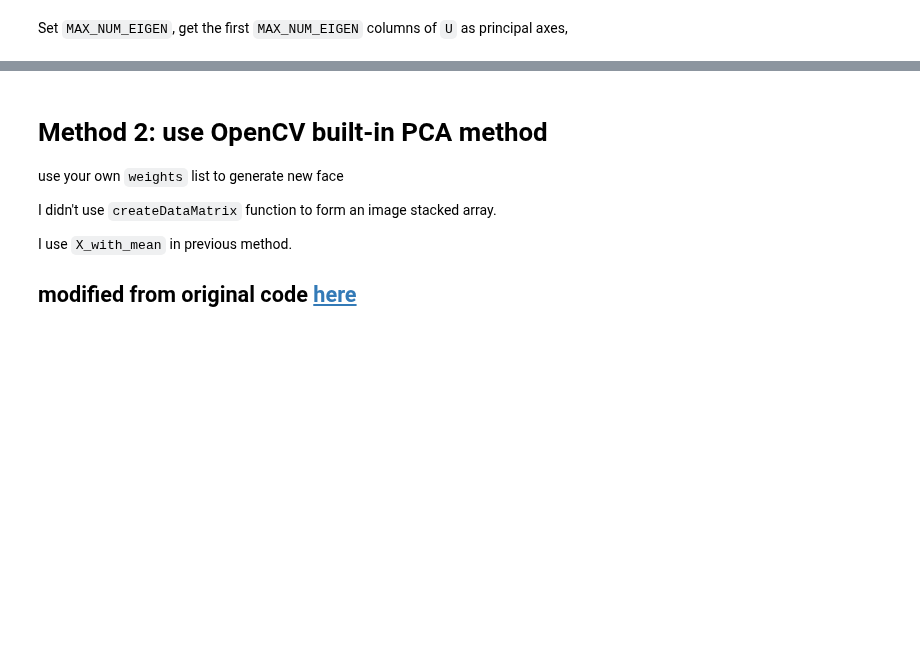
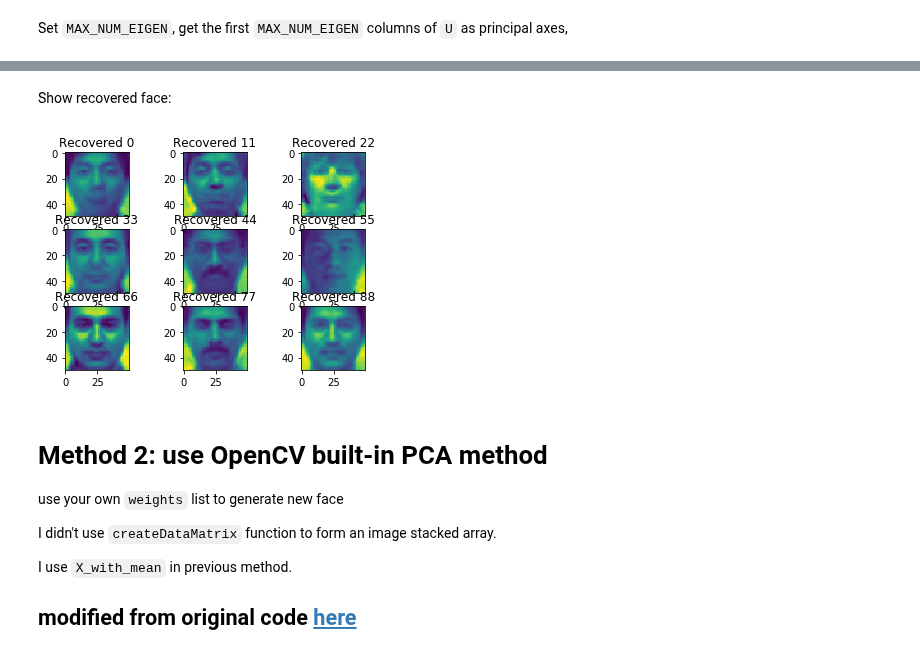
Before and after one commit to HsiaoTsan/MyMachineLearningCodes, a Jupyter notebook: PCA_SVD_EigenFace.ipynb, the cells around one changed output, grey strips where cells are left out. Drawn from its saved outputs; the diff is of its cells as text; code cells hidden in the pictures; blank space fills up the shorter version.

```diff
--- a/PCA_SVD_EigenFace.ipynb
+++ b/PCA_SVD_EigenFace.ipynb
@@ -65,12 +75,16 @@ Set `MAX_NUM_EIGEN`, get the first `MAX_NUM_EIGEN` columns of `U` as principal a
+# %% [markdown]
+Show recovered face:
 # %%
-MAX_NUM_EIGEN = 10
-eigenfaces = U[:, :MAX_NUM_EIGEN] # eigenvector(eigenface)
 weights = eigenfaces.T.dot(X) # get weights, or coordinates under eigenfaces bases.
+face_rec = eigenfaces.dot(weights) + x_mean # recover data
 
-face_rec = eigenfaces.dot(weights) + x_mean # recover data
-cv2.imshow("face_rec", face_rec[:, 0].reshape(50, -1).astype(np.uint8))
-cv2.waitKey(0)
-cv2.destroyAllWindows()
+for i,v  in enumerate(range(0, 99, 11)):
+    plt.subplot(int("33"+str(i+1))); plt.title('Recovered ' + str(v))
+    plt.imshow(face_rec[:, v].reshape(50, -1))
+
+plt.show()
+# %% [output]
+[figure, added]
 # %% [markdown]
 # Method 2: use OpenCV built-in PCA method
 use your own `weights` list to generate new face
```
Also changed, not shown: parts of 2 cells of this notebook.
